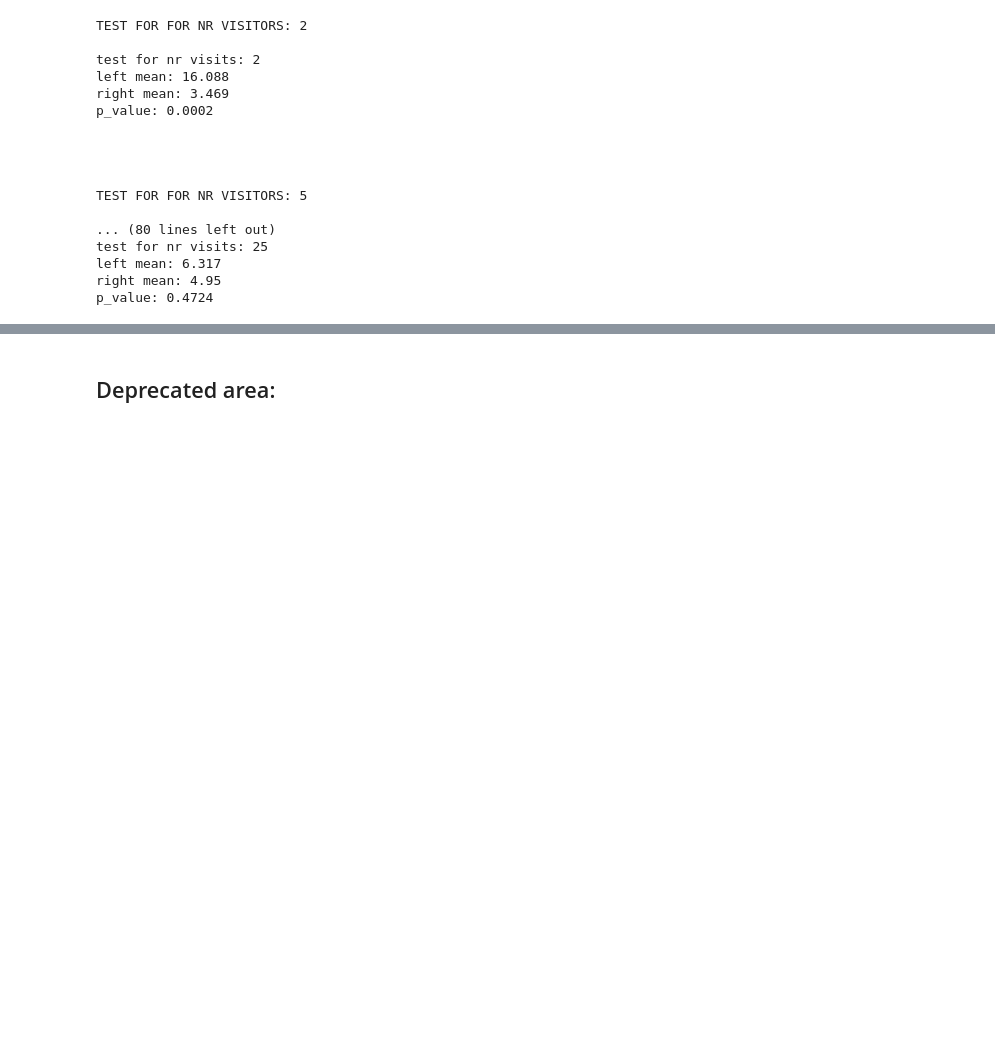
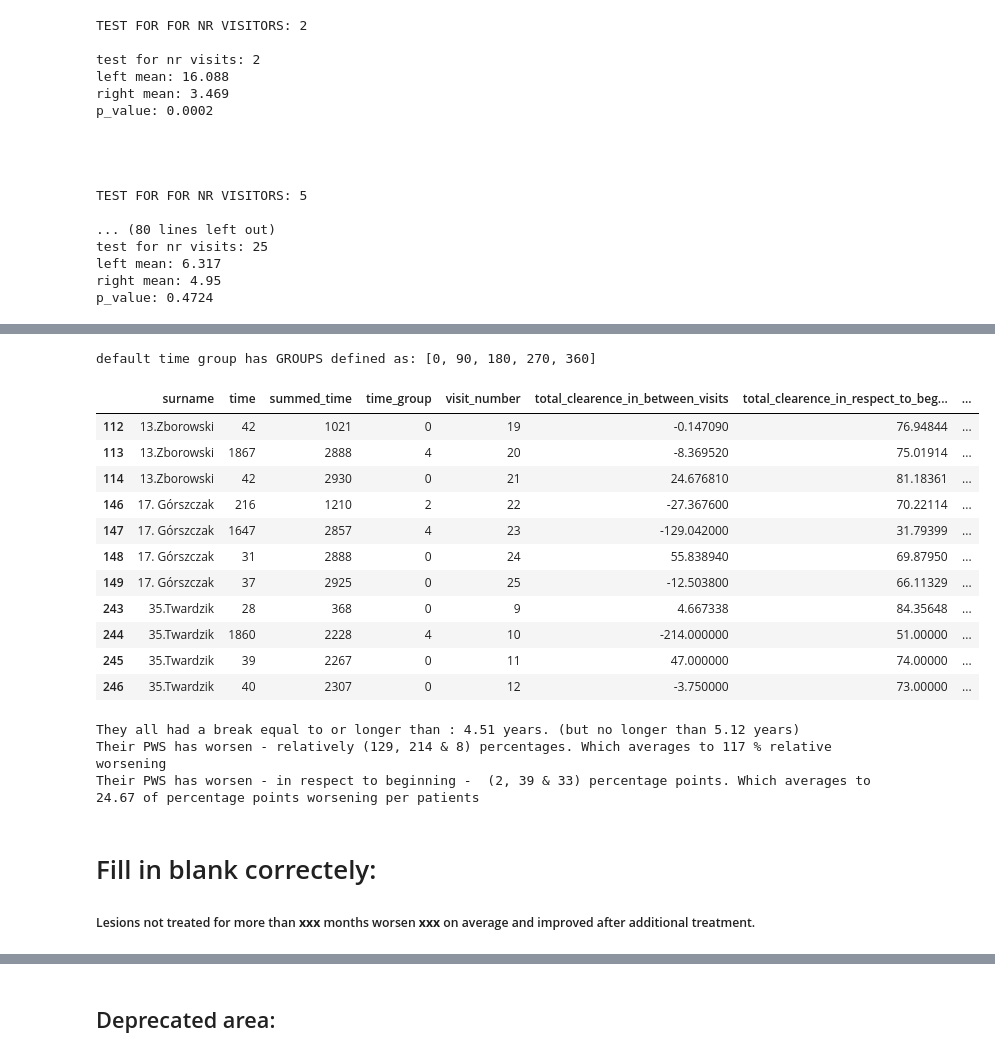
Before and after one commit to szczekulskij/long-term-analysis-of-pws, a Jupyter notebook: main.ipynb, the cells around one changed output, grey strips where cells are left out. Saved outputs shown, nothing was run; the diff lists cells and outputs as text; code cells hidden in the pictures; blank space fills up the shorter version.

Commit message:
add a single ad_hoc in

```diff
--- a/main.ipynb
+++ b/main.ipynb
@@ -506,0 +455,48 @@ p_value: 0.4724
+# %%
+def get_prospective_study_patients_data(format_type, remove_minus_ones):
+    from src.load_data import get_data
+    df = get_data(format_type=format_type, remove_minus_ones=remove_minus_ones)
+
+    # All data after break
+    patient_1_data = df.loc[df['surname'] == '13.Zborowski'].tail(2 + 1)
+    patient_2_data = df.loc[df['surname'] == '17. Górszczak'].tail(3 + 1)
+    patient_3_data = df.loc[df['surname'] == '35.Twardzik'].tail(3 + 1)
+    data = pd.concat([patient_1_data, patient_2_data, patient_3_data])
+
+    # A single visit post-break
+    patient_1_data = df.loc[df['surname'] == '13.Zborowski'].iloc[-2:-1, :]
+    patient_2_data = df.loc[df['surname'] == '17. Górszczak'].iloc[-3:-2, :]
+    patient_3_data = df.loc[df['surname'] == '35.Twardzik'].iloc[-3:-2, :]
+    single_visit_data = pd.concat([patient_1_data, patient_2_data, patient_3_data])
+
+    return data, single_visit_data
+# %%
+data, single_visit_data = get_prospective_study_patients_data(format_type = 'all', remove_minus_ones=True)
+from statistics import mean
+
+display(data)
+
+# Manual calculations:
+print(f"They all had a break equal to or longer than : {round(1647/365, 2)} years. (but no longer than {round(1867/365, 2)} years)")
+print(f"Their PWS has worsen - relatively (129, 214 & 8) percentages. Which averages to {mean([129, 214, 8])} % relative worsening")
+print(f"Their PWS has worsen - in respect to beginning -  (2, 39 & 33) percentage points. Which averages to {round(mean([2, 39, 33]),2)} of percentage points worsening per patients")
+# %% [output]
+default time group has GROUPS defined as: [0, 90, 180, 270, 360]
+|  | surname | time | summed_time | time_group | visit_number | total_clearence_in_between_visits | total_clearence_in_respect_to_beg... | ... |
+| 112 | 13.Zborowski | 42 | 1021 | 0 | 19 | -0.147090 | 76.94844 | ... |
+| 113 | 13.Zborowski | 1867 | 2888 | 4 | 20 | -8.369520 | 75.01914 | ... |
+| 114 | 13.Zborowski | 42 | 2930 | 0 | 21 | 24.676810 | 81.18361 | ... |
+| 146 | 17. Górszczak | 216 | 1210 | 2 | 22 | -27.367600 | 70.22114 | ... |
+| 147 | 17. Górszczak | 1647 | 2857 | 4 | 23 | -129.042000 | 31.79399 | ... |
+| 148 | 17. Górszczak | 31 | 2888 | 0 | 24 | 55.838940 | 69.87950 | ... |
+| 149 | 17. Górszczak | 37 | 2925 | 0 | 25 | -12.503800 | 66.11329 | ... |
+| 243 | 35.Twardzik | 28 | 368 | 0 | 9 | 4.667338 | 84.35648 | ... |
+| 244 | 35.Twardzik | 1860 | 2228 | 4 | 10 | -214.000000 | 51.00000 | ... |
+| 245 | 35.Twardzik | 39 | 2267 | 0 | 11 | 47.000000 | 74.00000 | ... |
+| 246 | 35.Twardzik | 40 | 2307 | 0 | 12 | -3.750000 | 73.00000 | ... |
+They all had a break equal to or longer than : 4.51 years. (but no longer than 5.12 years)
+Their PWS has worsen - relatively (129, 214 & 8) percentages. Which averages to 117 % relative worsening
+Their PWS has worsen - in respect to beginning -  (2, 39 & 33) percentage points. Which averages to 24.67 of percentage points worsening per patients
+# %% [markdown]
+# Fill in blank correctely:
+##### Lesions not treated for more than **xxx** months worsen **xxx** on average and improved after additional treatment.
```
Also changed, not shown: parts of 8 cells of this notebook.
